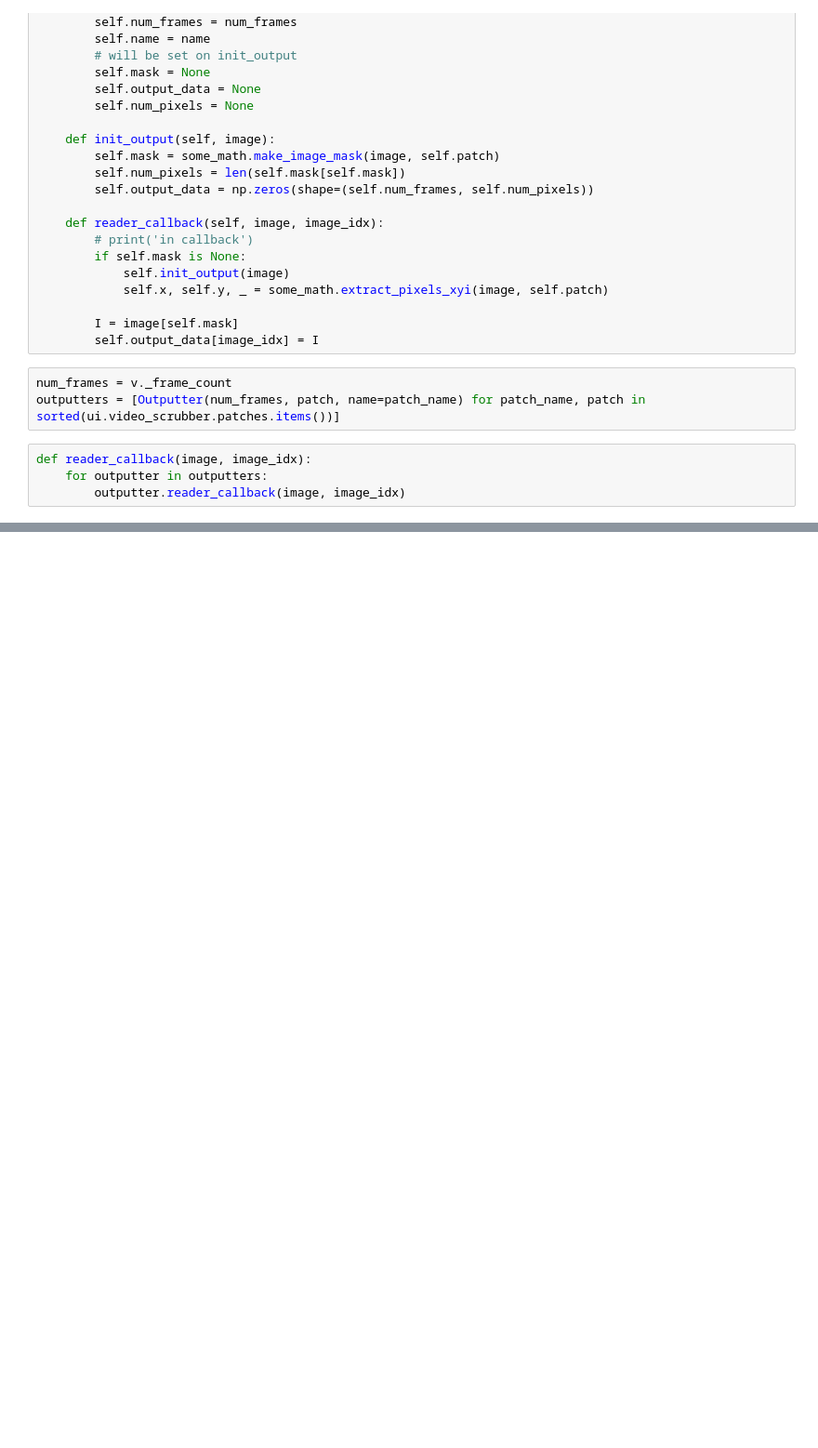
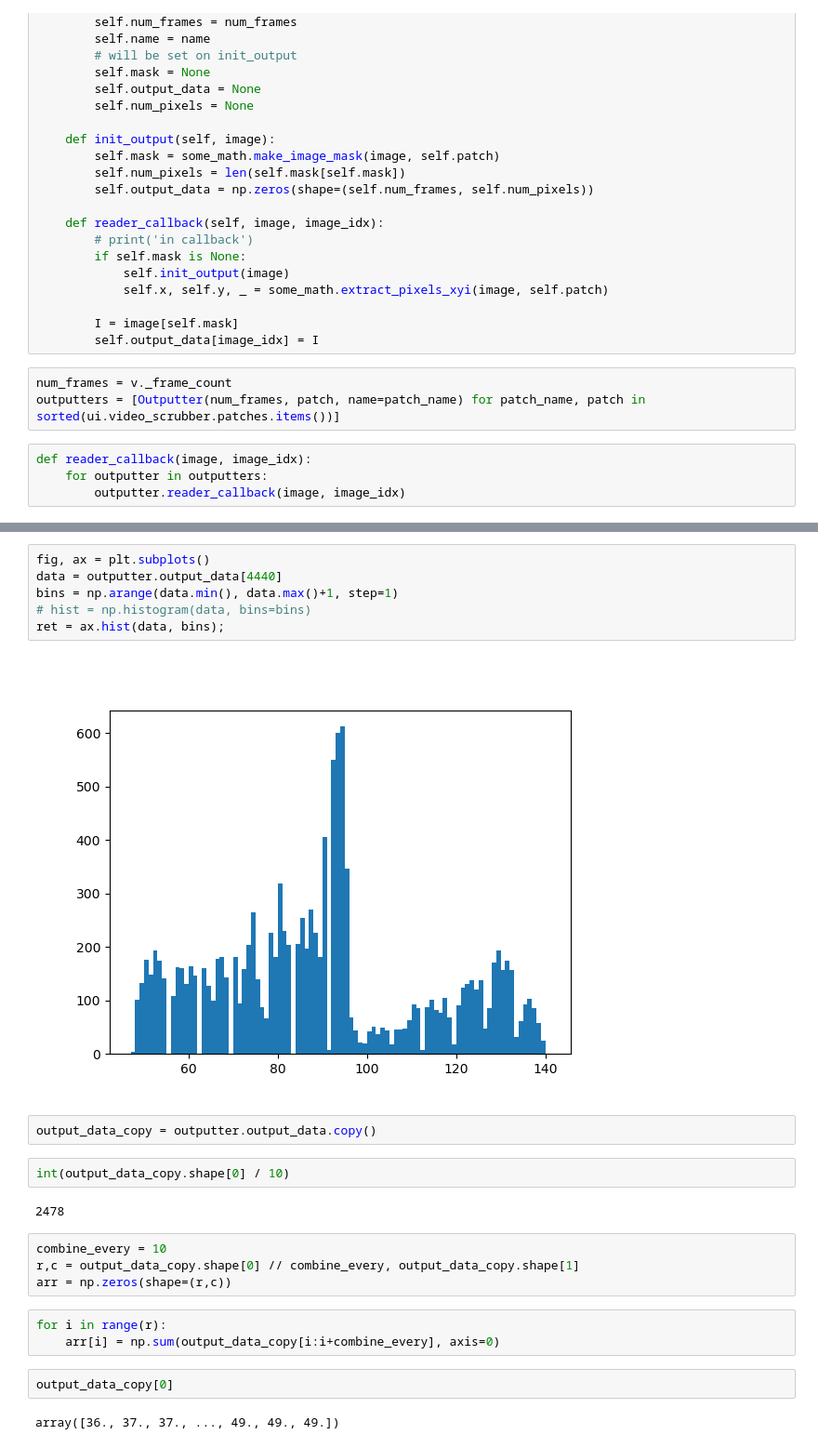
Before and after one commit to TheMartinLab/crystal-video, a Jupyter notebook: draw-on-movie.ipynb, the cells around one changed output, grey strips where cells are left out. Shown at 93% size. Saved outputs shown, nothing was run; the diff lists cells and outputs as text; blank space fills up the shorter version.

```diff
--- a/draw-on-movie.ipynb
+++ b/draw-on-movie.ipynb
@@ -419,0 +437,25 @@ ax.plot(i)
+# %%
+fig, ax = plt.subplots()
+data = outputter.output_data[4440]
+bins = np.arange(data.min(), data.max()+1, step=1)
+# hist = np.histogram(data, bins=bins)
+ret = ax.hist(data, bins);
+# %% [output]
+[figure, added]
+# %%
+output_data_copy = outputter.output_data.copy()
+# %%
+int(output_data_copy.shape[0] / 10)
+# %% [output]
+2478
+# %%
+combine_every = 10
+r,c = output_data_copy.shape[0] // combine_every, output_data_copy.shape[1]
+arr = np.zeros(shape=(r,c))
+# %%
+for i in range(r):
+    arr[i] = np.sum(output_data_copy[i:i+combine_every], axis=0)
+# %%
+output_data_copy[0]
+# %% [output]
+array([36., 37., 37., ..., 49., 49., 49.])
```
Also changed, not shown: parts of 21 cells of this notebook, 1 other file.
